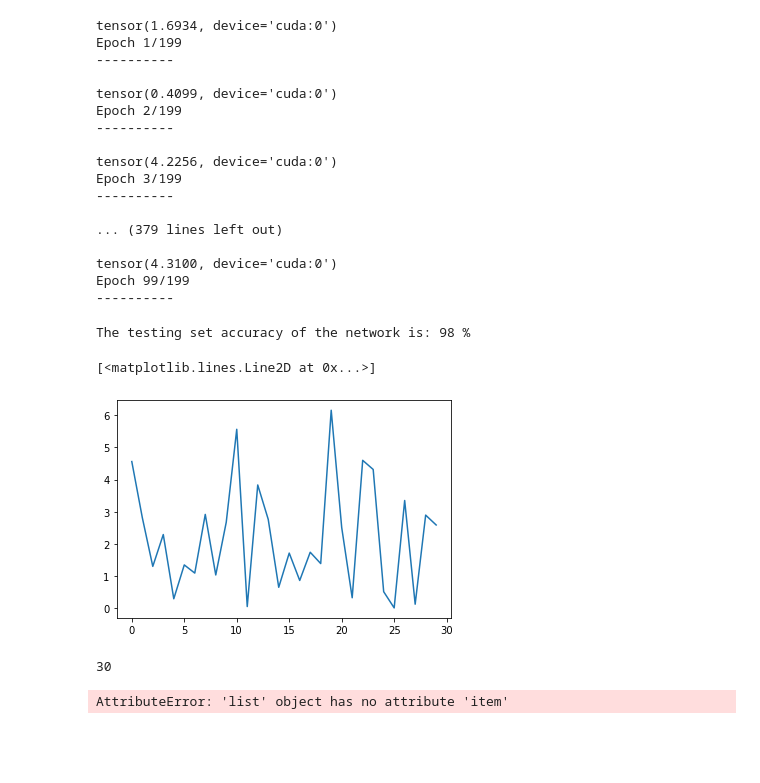
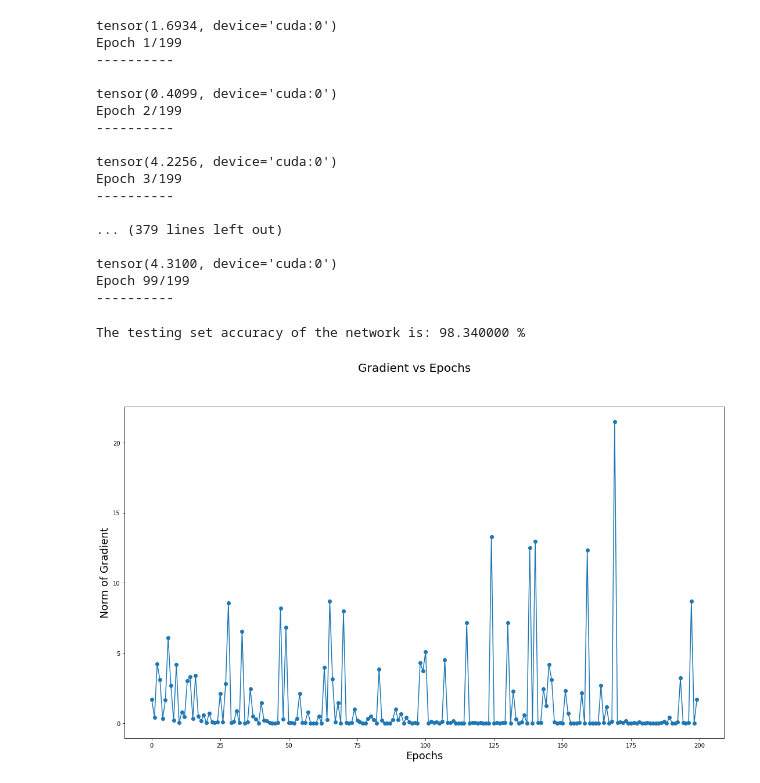
Before and after one commit to iGeralt/Deep-Learning-Course-Sem-7, a Jupyter notebook: convolutional_nn_mnist.ipynb, the cells around one changed output. Cells and saved outputs as stored; diff of their text form; code cells hidden in the pictures; blank space fills up the shorter version.

```diff
--- a/convolutional_nn_mnist.ipynb
+++ b/convolutional_nn_mnist.ipynb
@@ -185,20 +185,18 @@ Epoch 99/199
         total += labels.size(0)
         correct += (predicted == labels).sum().item()
 
-    print('The testing set accuracy of the network is: %d %%' % (100 * correct / total))
+    print('The testing set accuracy of the network is: %f %%' % (100 * correct / total))
 # %% [output]
-The testing set accuracy of the network is: 98 %
+The testing set accuracy of the network is: 98.340000 %
-# %%
-x = np.arange(len(gradien_vector))
-plt.plot(x,gradien_vector)
-# %% [output]
-[<matplotlib.lines.Line2D at 0x...>]
-[figure, removed]
-# %%
-len(gradien_vector)
-# %% [output]
-30
-# %%
-gradien_vector.item()
-# %% [output]
-AttributeError: 'list' object has no attribute 'item'
+# %%
+x = np.arange(len(gradien_vector))
+fig = plt.gcf()
+fig.set_size_inches(18.5, 10.5)
+fig.suptitle('Gradient vs Epochs', fontsize=20)
+plt.xlabel('Epochs', fontsize=18)
+plt.ylabel('Norm of Gradient', fontsize=18)
+plt.scatter(x,gradien_vector)
+plt.plot(x,gradien_vector)
+plt.savefig('Line_plot.pdf')
+# %% [output]
+[figure, added]
```
Also changed, not shown: parts of 1 cell of this notebook, 2 other files.
